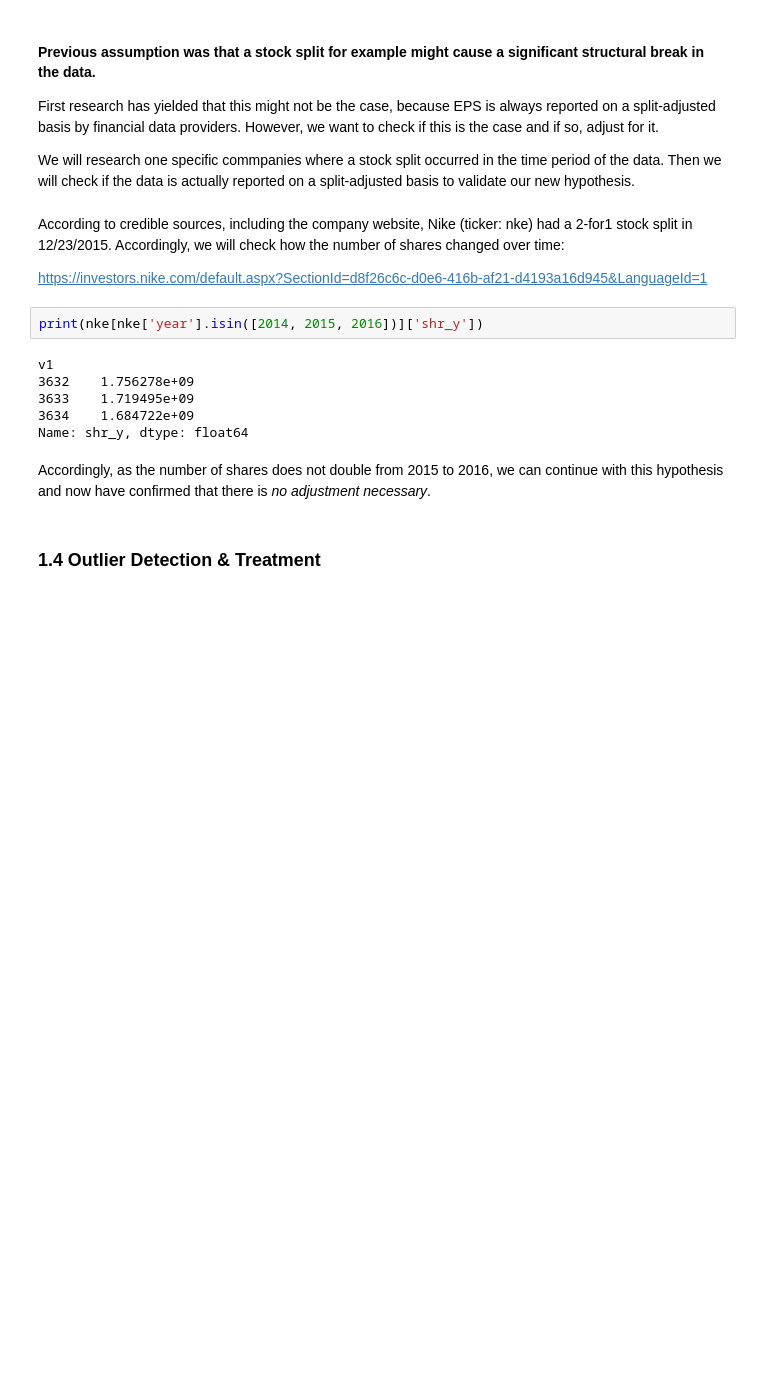
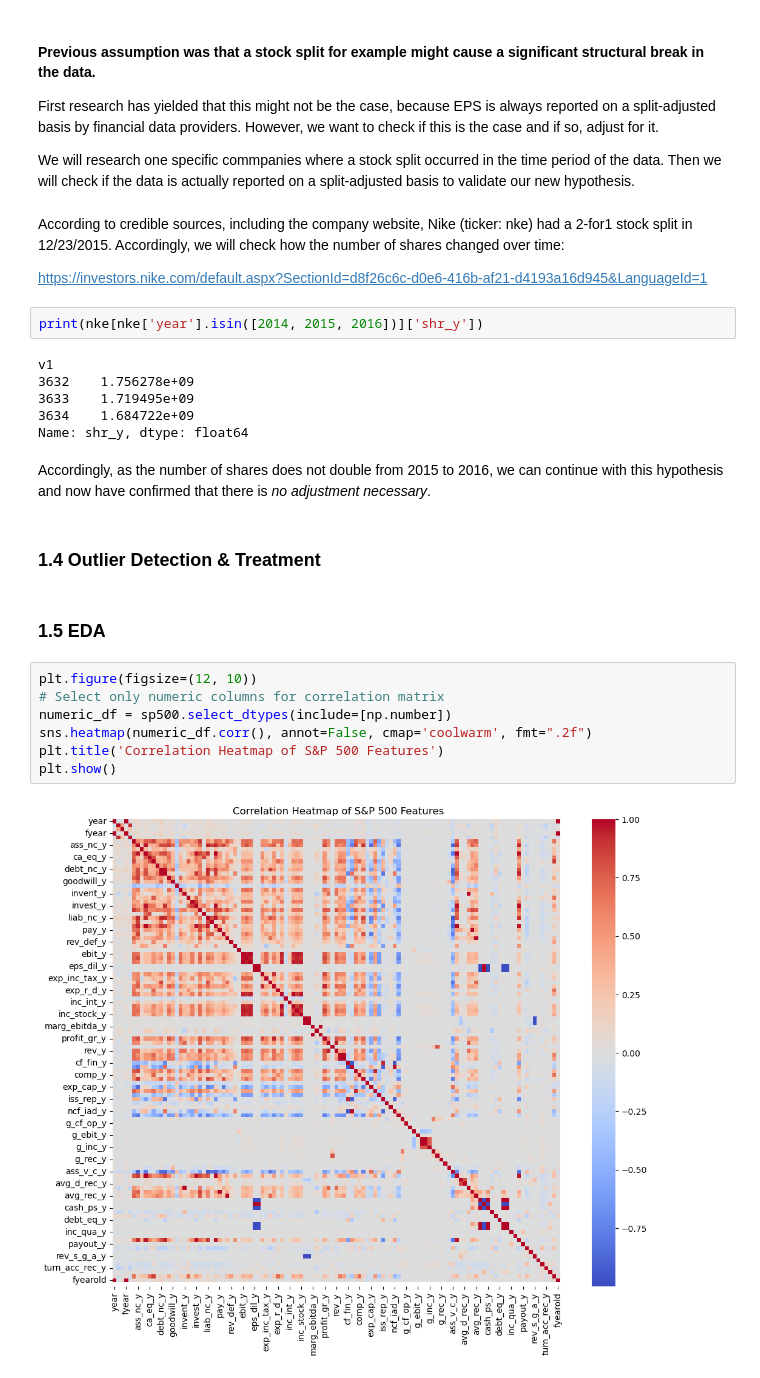
Before and after one commit to mauricebaier/rb_data_exercise, a Jupyter notebook: Assignment.ipynb, the cells around one changed output. Drawn from its saved outputs; the diff is of its cells as text; blank space fills up the shorter version.

```diff
--- a/Assignment.ipynb
+++ b/Assignment.ipynb
@@ -198,3 +206,14 @@ Name: shr_y, dtype: float64
 Accordingly, as the number of shares does not double from 2015 to 2016, we can continue with this hypothesis and now have confirmed that there is *no adjustment necessary*.
 # %% [markdown]
 ### 1.4 Outlier Detection & Treatment
+# %% [markdown]
+### 1.5 EDA
+# %%
+plt.figure(figsize=(12, 10))
+# Select only numeric columns for correlation matrix
+numeric_df = sp500.select_dtypes(include=[np.number])
+sns.heatmap(numeric_df.corr(), annot=False, cmap='coolwarm', fmt=".2f")
+plt.title('Correlation Heatmap of S&P 500 Features')
+plt.show()
+# %% [output]
+[figure, added]
```
Also changed, not shown: parts of 2 cells of this notebook.
